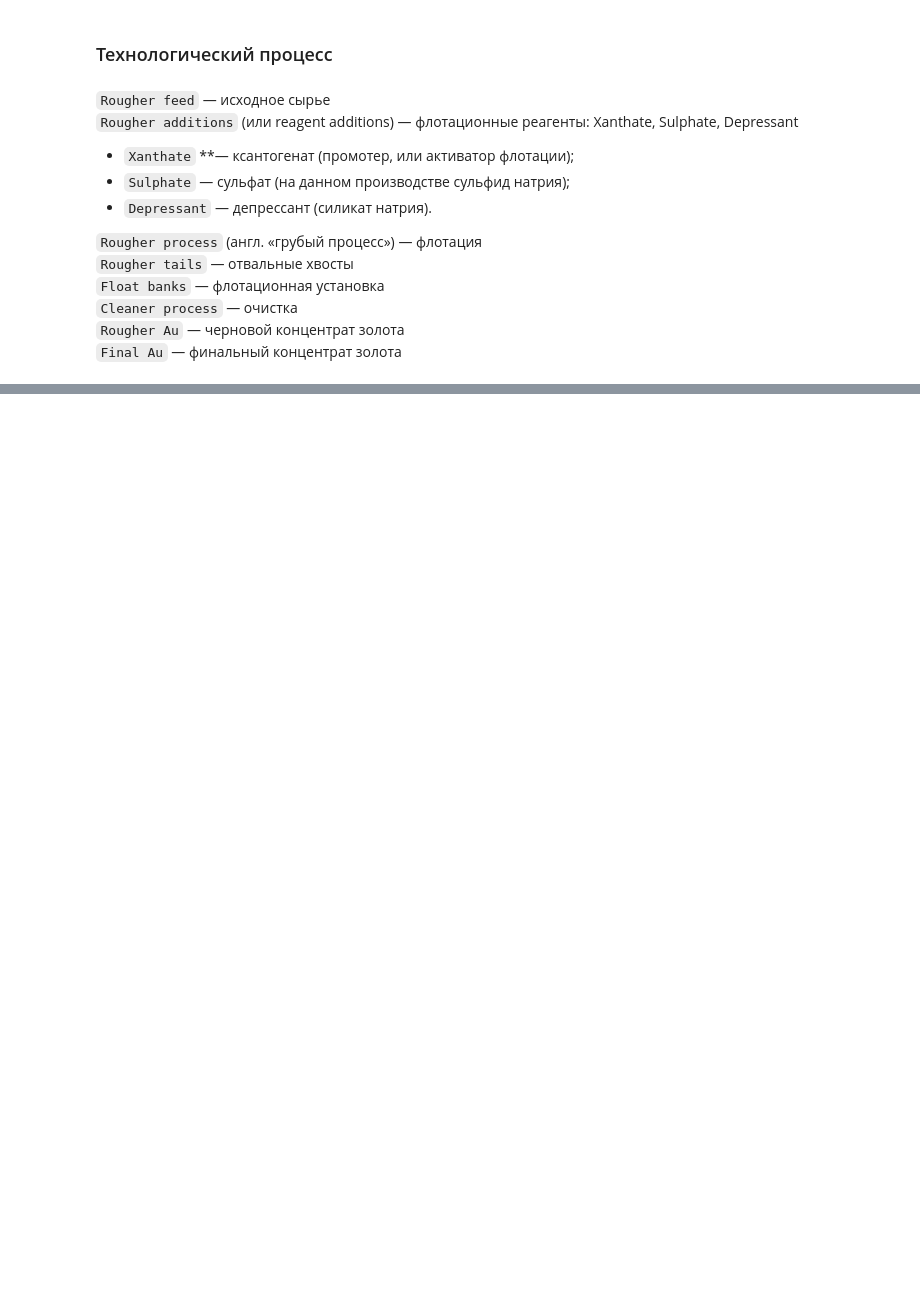
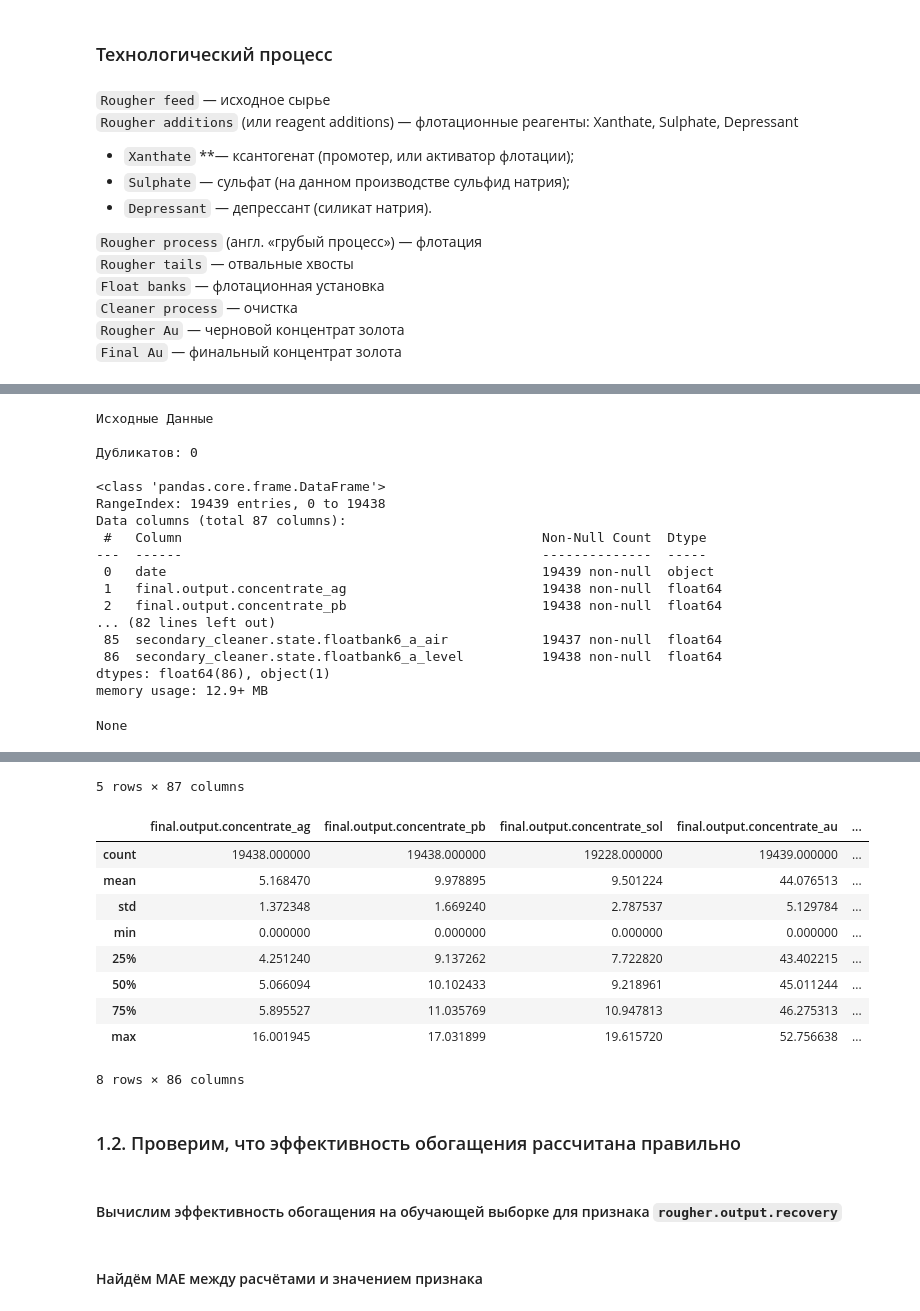
Before and after one commit to zabelin-ds/practicum, a Jupyter notebook: 09_project/09_project.ipynb, the cells around one changed output, grey strips where cells are left out. Drawn from its saved outputs; the diff is of its cells as text; code cells hidden in the pictures; blank space fills up the shorter version.

```diff
--- a/09_project/09_project.ipynb
+++ b/09_project/09_project.ipynb
@@ -19,0 +269,21 @@
+# %%
+baisic_df_info(gold_recovery_full, 'Исходные Данные')
+# %% [output]
+Исходные Данные
+
+Дубликатов: 0
+
+<class 'pandas.core.frame.DataFrame'>
+RangeIndex: 19439 entries, 0 to 19438
+Data columns (total 87 columns):
+ #   Column                                              Non-Null Count  Dtype
+---  ------                                              --------------  -----
+ 0   date                                                19439 non-null  object
+ 1   final.output.concentrate_ag                         19438 non-null  float64
+ 2   final.output.concentrate_pb                         19438 non-null  float64
+... (82 lines left out)
+ 85  secondary_cleaner.state.floatbank6_a_air            19437 non-null  float64
+ 86  secondary_cleaner.state.floatbank6_a_level          19438 non-null  float64
+dtypes: float64(86), object(1)
+memory usage: 12.9+ MB
+None
@@ -19,0 +296,17 @@
+5 rows × 87 columns
+|  | final.output.concentrate_ag | final.output.concentrate_pb | final.output.concentrate_sol | final.output.concentrate_au | ... |
+| count | 19438.000000 | 19438.000000 | 19228.000000 | 19439.000000 | ... |
+| mean | 5.168470 | 9.978895 | 9.501224 | 44.076513 | ... |
+| std | 1.372348 | 1.669240 | 2.787537 | 5.129784 | ... |
+| min | 0.000000 | 0.000000 | 0.000000 | 0.000000 | ... |
+| 25% | 4.251240 | 9.137262 | 7.722820 | 43.402215 | ... |
+| 50% | 5.066094 | 10.102433 | 9.218961 | 45.011244 | ... |
+| 75% | 5.895527 | 11.035769 | 10.947813 | 46.275313 | ... |
+| max | 16.001945 | 17.031899 | 19.615720 | 52.756638 | ... |
+8 rows × 86 columns
+# %% [markdown]
+### 1.2. Проверим, что эффективность обогащения рассчитана правильно
+# %% [markdown]
+####  Вычислим эффективность обогащения на обучающей выборке для признака `rougher.output.recovery`
+# %% [markdown]
+####  Найдём MAE между расчётами и значением признака
```
Also changed, not shown: parts of 27 cells of this notebook, 3 other files.
